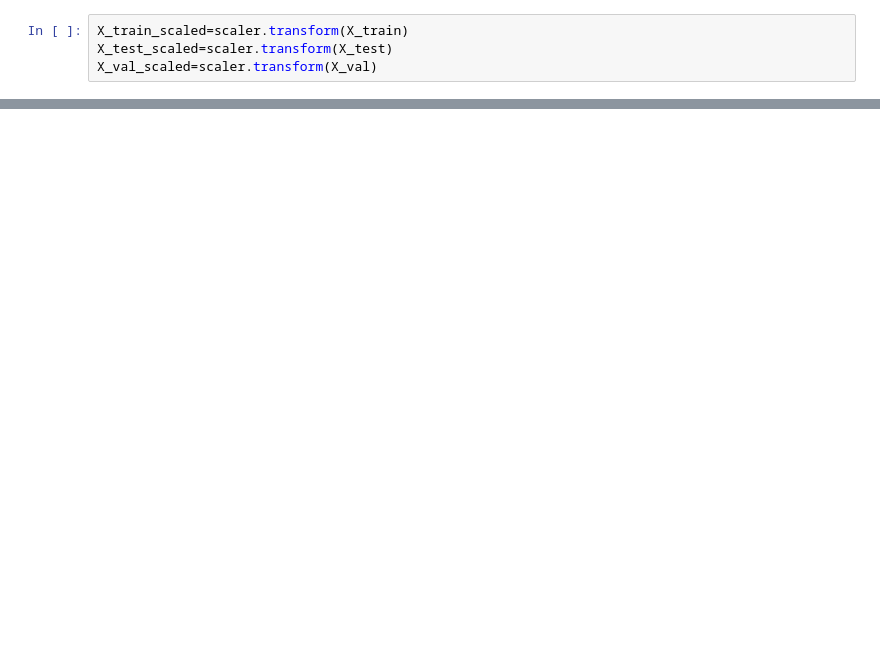
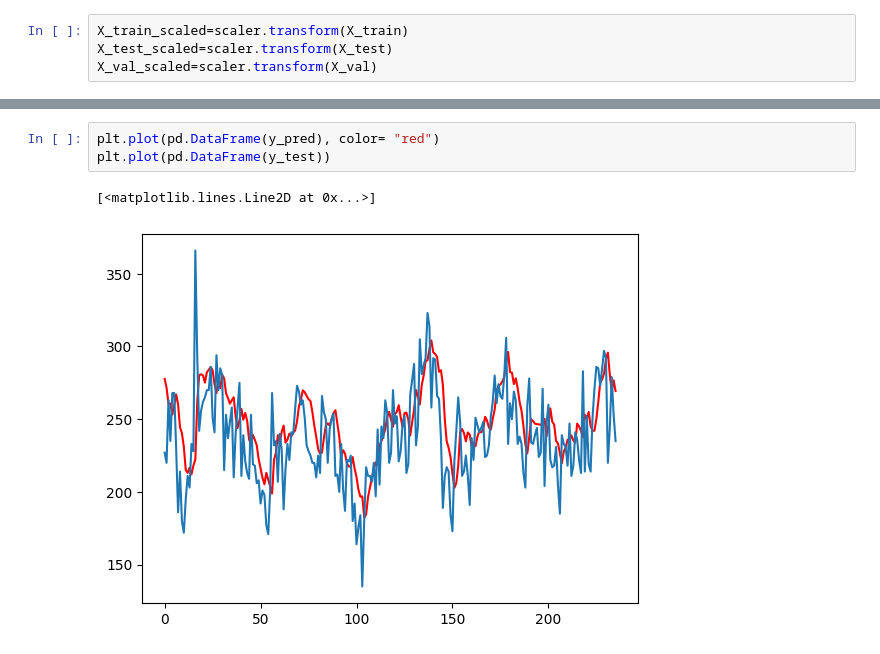
Before and after one commit to jonfoong/LW_chicago_crime_pred, a Jupyter notebook: notebooks/marko/RNN_model.ipynb, the cells around one changed output, grey strips where cells are left out. Cells and saved outputs as stored; diff of their text form; blank space fills up the shorter version.

```diff
--- a/notebooks/marko/RNN_model.ipynb
+++ b/notebooks/marko/RNN_model.ipynb
@@ -281,3 +280,9 @@ plt.show()
+# %%
+plt.plot(pd.DataFrame(y_pred), color= "red")
+plt.plot(pd.DataFrame(y_test))
+# %% [output]
+[<matplotlib.lines.Line2D at 0x...>]
+[figure, added]
 # %%
 history.history
 # %% [output]
```
Also changed, not shown: parts of 11 cells of this notebook, 3 other files.
